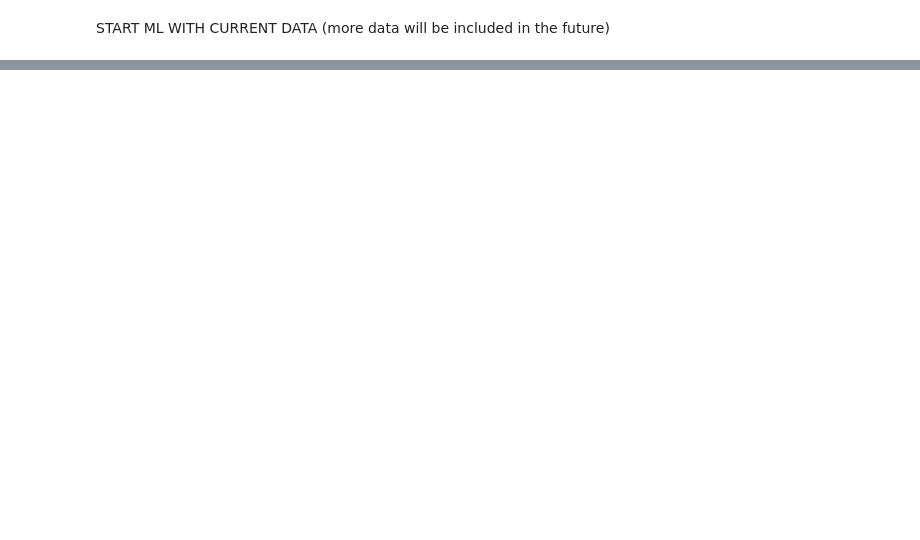
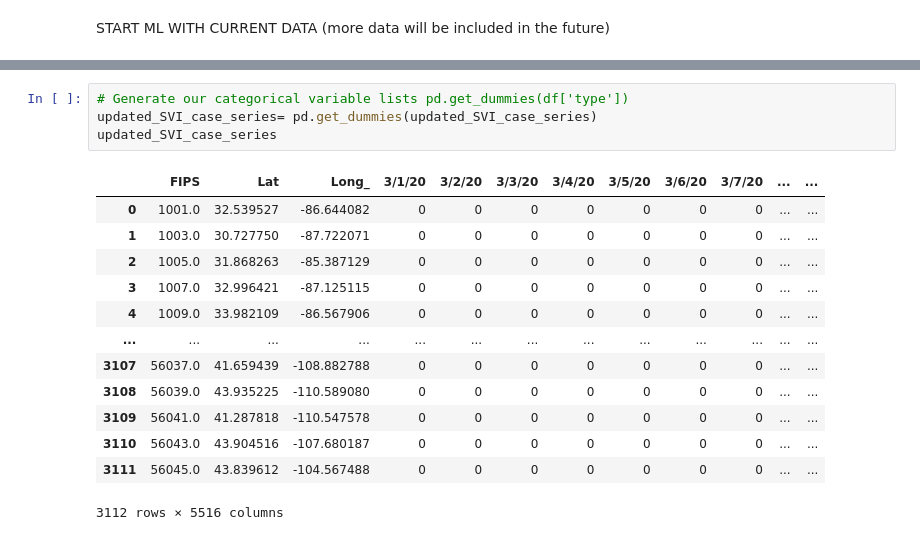
Before and after one commit to sdguerrette/capstone_project, a Jupyter notebook: Deliverable_1/Deliverable_1.ipynb, the cells around one changed output, grey strips where cells are left out. Cells and saved outputs as stored; diff of their text form; blank space fills up the shorter version.

```diff
--- a/Deliverable_1/Deliverable_1.ipynb
+++ b/Deliverable_1/Deliverable_1.ipynb
@@ -233,0 +261,18 @@ START ML WITH CURRENT DATA (more data will be included in the future)
+# %%
+# Generate our categorical variable lists pd.get_dummies(df['type'])
+updated_SVI_case_series= pd.get_dummies(updated_SVI_case_series)
+updated_SVI_case_series
+# %% [output]
+|  | FIPS | Lat | Long_ | 3/1/20 | 3/2/20 | 3/3/20 | 3/4/20 | 3/5/20 | 3/6/20 | 3/7/20 | ... | ... |
+| 0 | 1001.0 | 32.539527 | -86.644082 | 0 | 0 | 0 | 0 | 0 | 0 | 0 | ... | ... |
+| 1 | 1003.0 | 30.727750 | -87.722071 | 0 | 0 | 0 | 0 | 0 | 0 | 0 | ... | ... |
+| 2 | 1005.0 | 31.868263 | -85.387129 | 0 | 0 | 0 | 0 | 0 | 0 | 0 | ... | ... |
+| 3 | 1007.0 | 32.996421 | -87.125115 | 0 | 0 | 0 | 0 | 0 | 0 | 0 | ... | ... |
+| 4 | 1009.0 | 33.982109 | -86.567906 | 0 | 0 | 0 | 0 | 0 | 0 | 0 | ... | ... |
+| ... | ... | ... | ... | ... | ... | ... | ... | ... | ... | ... | ... | ... |
+| 3107 | 56037.0 | 41.659439 | -108.882788 | 0 | 0 | 0 | 0 | 0 | 0 | 0 | ... | ... |
+| 3108 | 56039.0 | 43.935225 | -110.589080 | 0 | 0 | 0 | 0 | 0 | 0 | 0 | ... | ... |
+| 3109 | 56041.0 | 41.287818 | -110.547578 | 0 | 0 | 0 | 0 | 0 | 0 | 0 | ... | ... |
+| 3110 | 56043.0 | 43.904516 | -107.680187 | 0 | 0 | 0 | 0 | 0 | 0 | 0 | ... | ... |
+| 3111 | 56045.0 | 43.839612 | -104.567488 | 0 | 0 | 0 | 0 | 0 | 0 | 0 | ... | ... |
+3112 rows × 5516 columns
```
Also changed, not shown: parts of 9 cells of this notebook.
